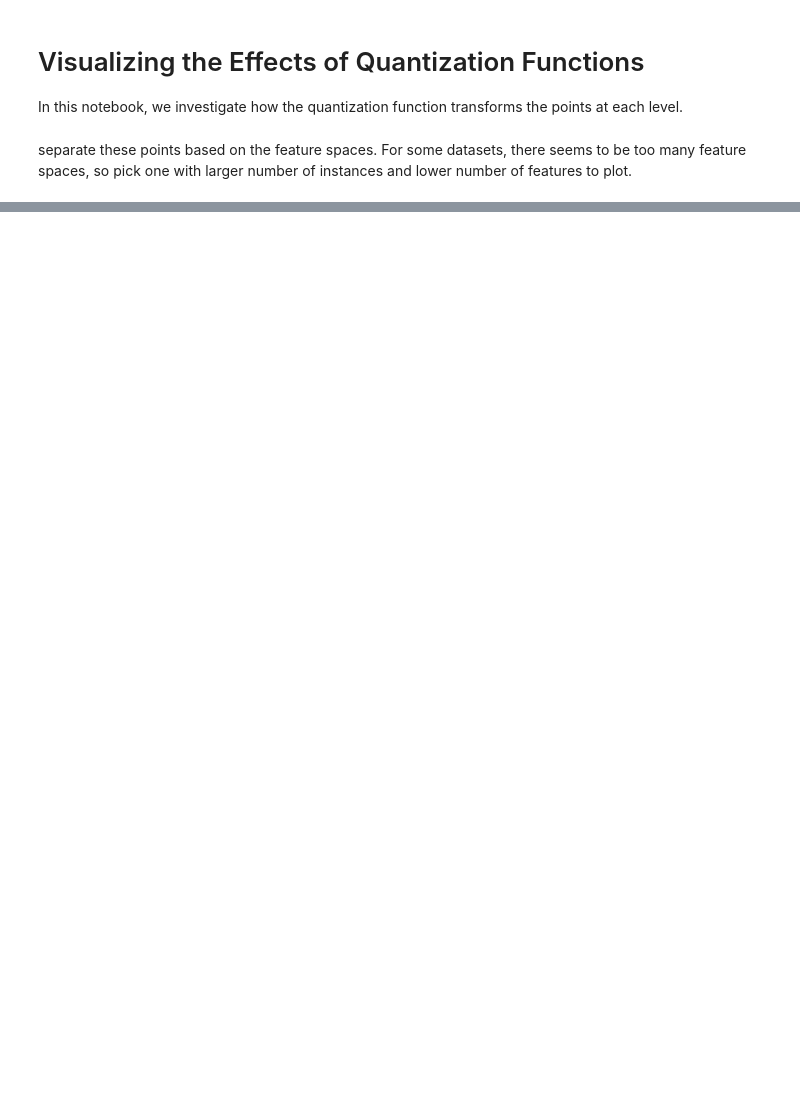
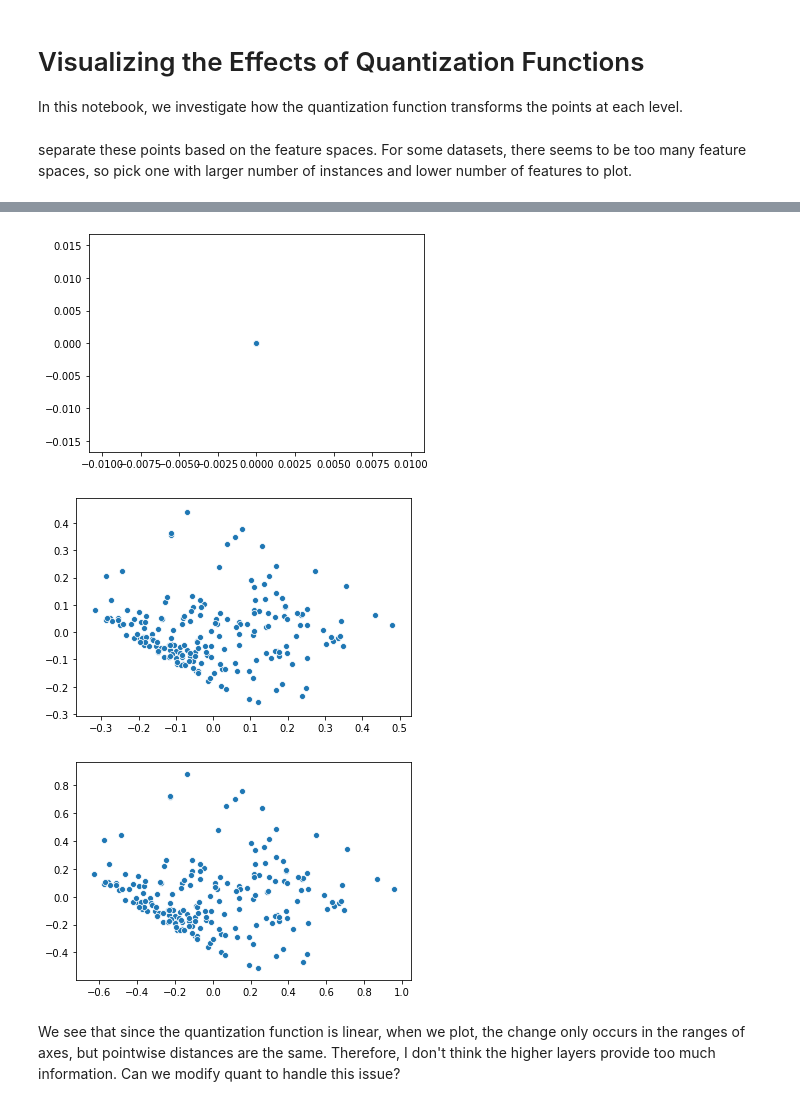
Before and after one commit to CopperWasp/PredictiveCoding, a Jupyter notebook: OnlinePredictiveCoding/quantization_visualization.ipynb, the cells around one changed output, grey strips where cells are left out. Saved outputs shown, nothing was run; the diff lists cells and outputs as text; code cells hidden in the pictures; blank space fills up the shorter version.

Commit message:
plot fix

```diff
--- a/OnlinePredictiveCoding/quantization_visualization.ipynb
+++ b/OnlinePredictiveCoding/quantization_visualization.ipynb
@@ -42,3 +42,18 @@ for i in range(len(qts[0])):
 
 
 spaces = list(split.keys())
+# %%
+space_idx = 4
+for i in range(len(qts)):
+    pca = PCA(n_components=2)
+    pca_result = pca.fit_transform(split[spaces[space_idx]][i])
+    plt.xlim(-5, 5)
+plt.ylim(-5, 5)
+    sns.scatterplot(pca_result[:,0], pca_result[:,1], legend='full')
+    plt.show()
+# %% [output]
+[figure, added]
+[figure, added]
+[figure, added]
+# %% [markdown]
+We see that since the quantization function is linear, when we plot, the change only occurs in the ranges of axes, but pointwise distances are the same. Therefore, I don't think the higher layers provide too much information. Can we modify quant to handle this issue?
```
Also changed, not shown: parts of 6 cells of this notebook.
